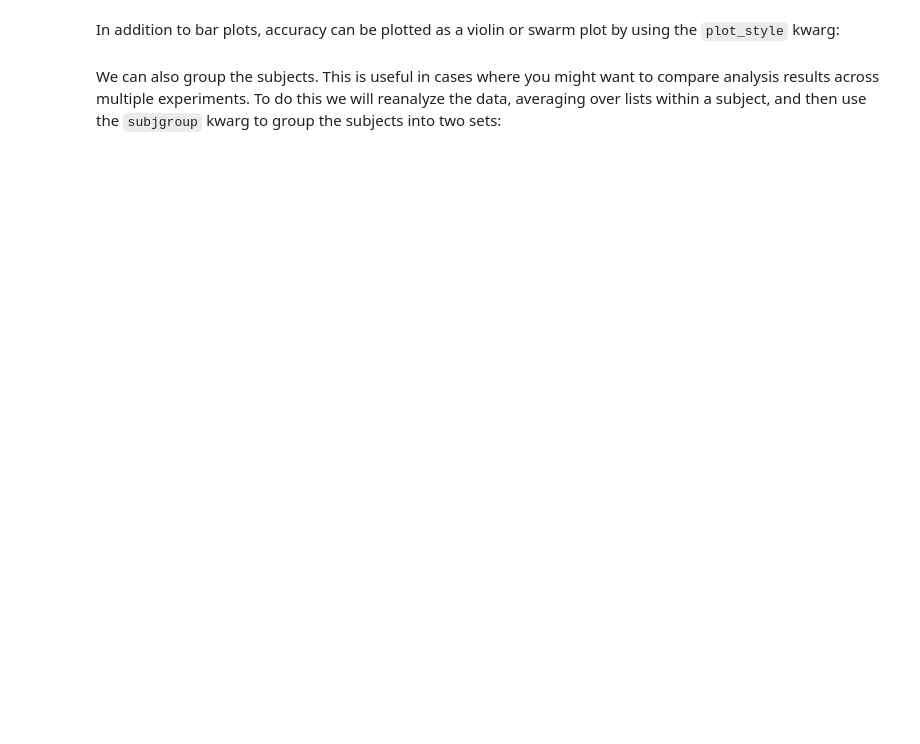
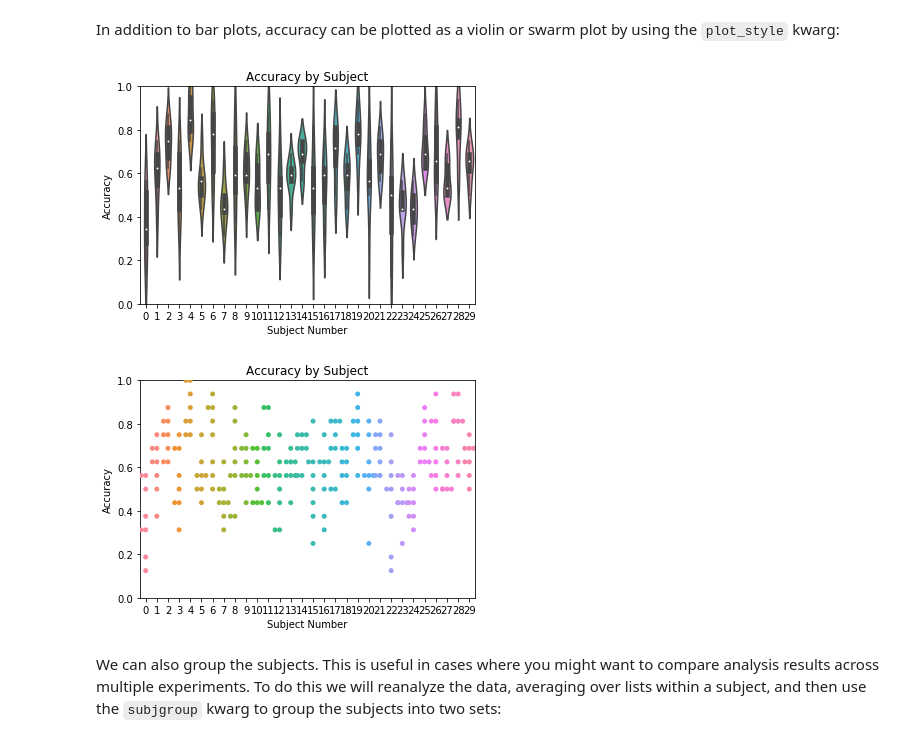
Before and after one commit to ContextLab/quail, a Jupyter notebook: docs/tutorial/advanced_plotting.ipynb, the cells around one changed output. Cells and saved outputs as stored; diff of their text form; code cells hidden in the pictures; blank space fills up the shorter version.

```diff
--- a/docs/tutorial/advanced_plotting.ipynb
+++ b/docs/tutorial/advanced_plotting.ipynb
@@ -26,10 +41,13 @@ ax = quail.plot(accuracy, plot_type='subject', subjname='Subject Number',
 # %% [markdown]
 In addition to bar plots, accuracy can be plotted as a violin or swarm plot by using the `plot_style` kwarg:
 # %%
-ax = quail.plot(accuracy, plot_type='subject', subjname='Subject Number',
+ax = accuracy.plot(plot_type='subject', subjname='Subject Number',
                 title='Accuracy by Subject', ylim=[0,1], plot_style='violin')
-ax = quail.plot(accuracy, plot_type='subject', subjname='Subject Number',
+ax = accuracy.plot(plot_type='subject', subjname='Subject Number',
                 title='Accuracy by Subject', ylim=[0,1], plot_style='swarm')
+# %% [output]
+[figure, added]
+[figure, added]
 # %% [markdown]
 We can also group the subjects.  This is useful in cases where you might want to compare analysis results across multiple experiments.  To do this we will reanalyze the data, averaging over lists within a subject, and then use the `subjgroup` kwarg to group the subjects into two sets:
 # %%
```
Also changed, not shown: parts of 13 cells of this notebook, 5 other files.
